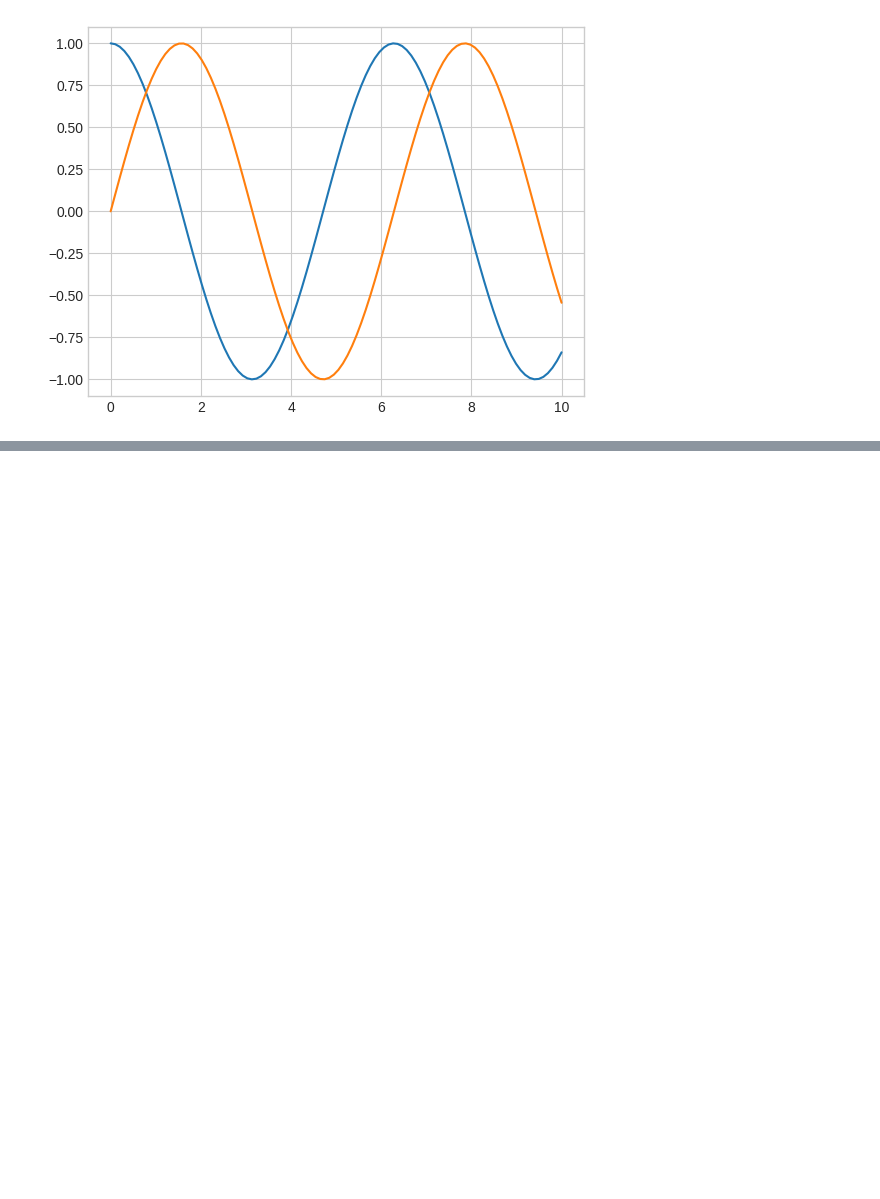
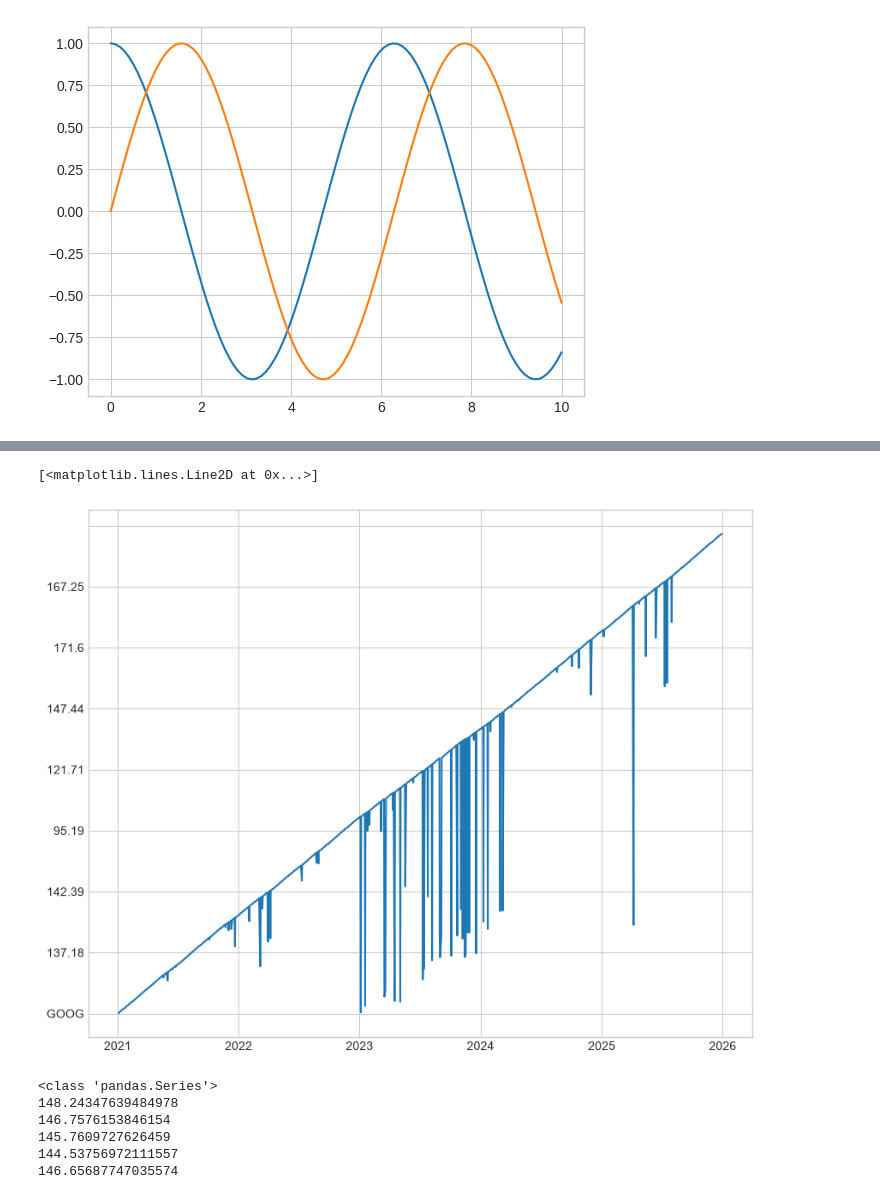
Before and after one commit to shipra45/PY191_lab, a Jupyter notebook: Week2Day1_main.ipynb, the cells around one changed output, grey strips where cells are left out. Saved outputs shown, nothing was run; the diff lists cells and outputs as text; code cells hidden in the pictures; blank space fills up the shorter version.

```diff
--- a/Week2Day1_main.ipynb
+++ b/Week2Day1_main.ipynb
@@ -504,0 +509,42 @@ print("hi")
+# %%
+import numpy as np
+import pandas as pd
+import matplotlib.pyplot as plt
+import matplotlib.ticker as ticker
+
+goog = pd.read_csv("goog.csv")
+goog["timestamp"] = pd.to_datetime(goog["Date"])
+
+days = goog["timestamp"]
+price = goog["Close"]
+
+fig, ax3 = plt.subplots(figsize = (10,8))
+plt.style.use('seaborn-v0_8-whitegrid')
+
+ax3.yaxis.set_major_locator(ticker.MaxNLocator(nbins=10))
+ax3.plot(days, price)
+# %% [output]
+[<matplotlib.lines.Line2D at 0x...>]
+[figure, added]
+# %%
+goog = pd.read_csv("goog.csv")
+
+monday = goog[goog["Weekday"]=="Monday"]
+tuesday = goog[goog["Weekday"]=="Tuesday"]
+wedday = goog[goog["Weekday"]=="Wednesday"]
+thursday = goog[goog["Weekday"]=="Thursday"]
+friday = goog[goog["Weekday"]=="Friday"]
+#print(monday)
+print(type(monday["Close"]))
+print(monday["Close"].astype(float).mean())
+print(tuesday["Close"].astype(float).mean())
+print(wedday["Close"].astype(float).mean())
+print(thursday["Close"].astype(float).mean())
+print(friday["Close"].astype(float).mean())
+# %% [output]
+<class 'pandas.Series'>
+148.24347639484978
+146.7576153846154
+145.7609727626459
+144.53756972111557
+146.65687747035574
```
Also changed, not shown: parts of 4 cells of this notebook, 2 other files.
